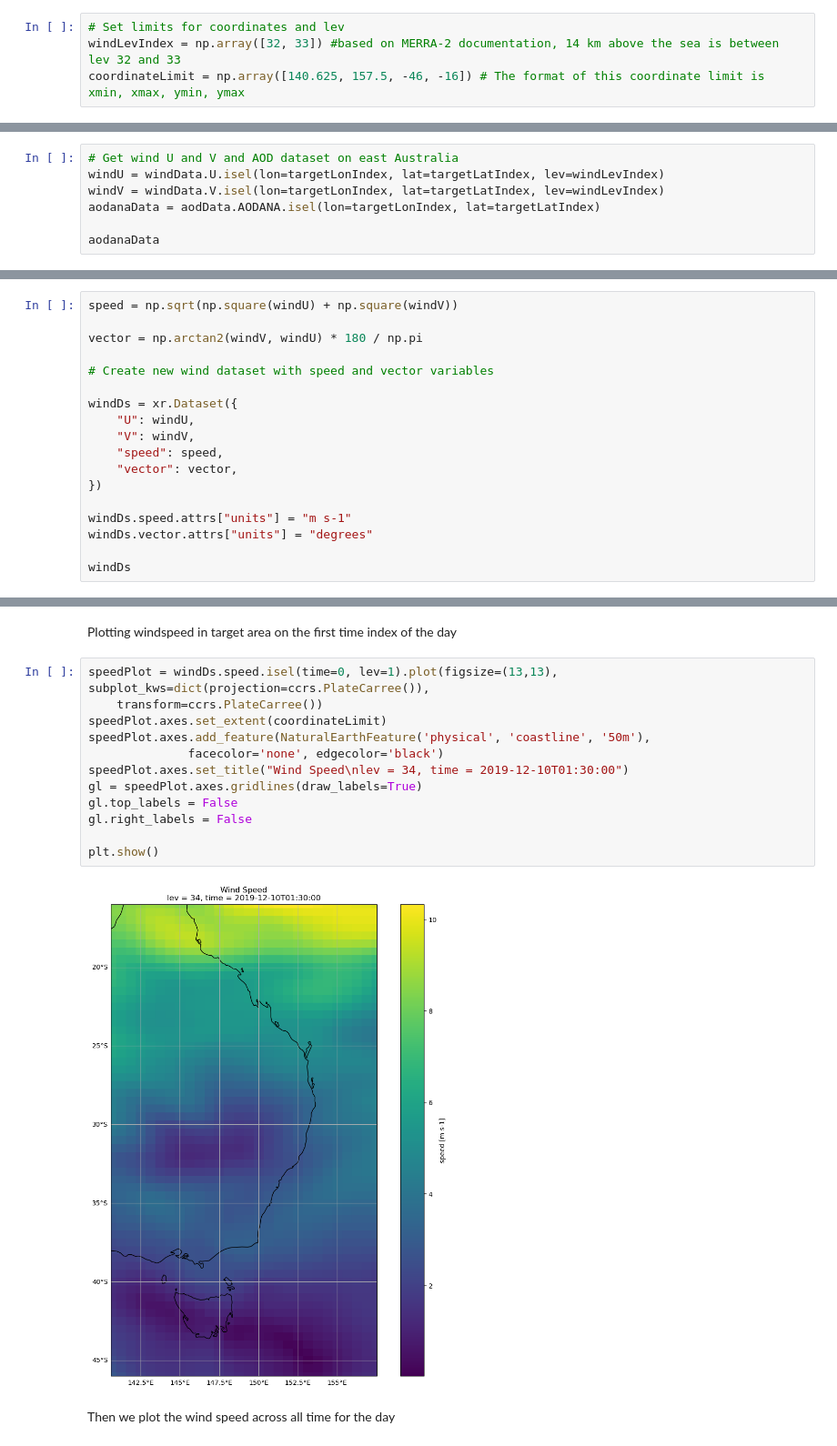
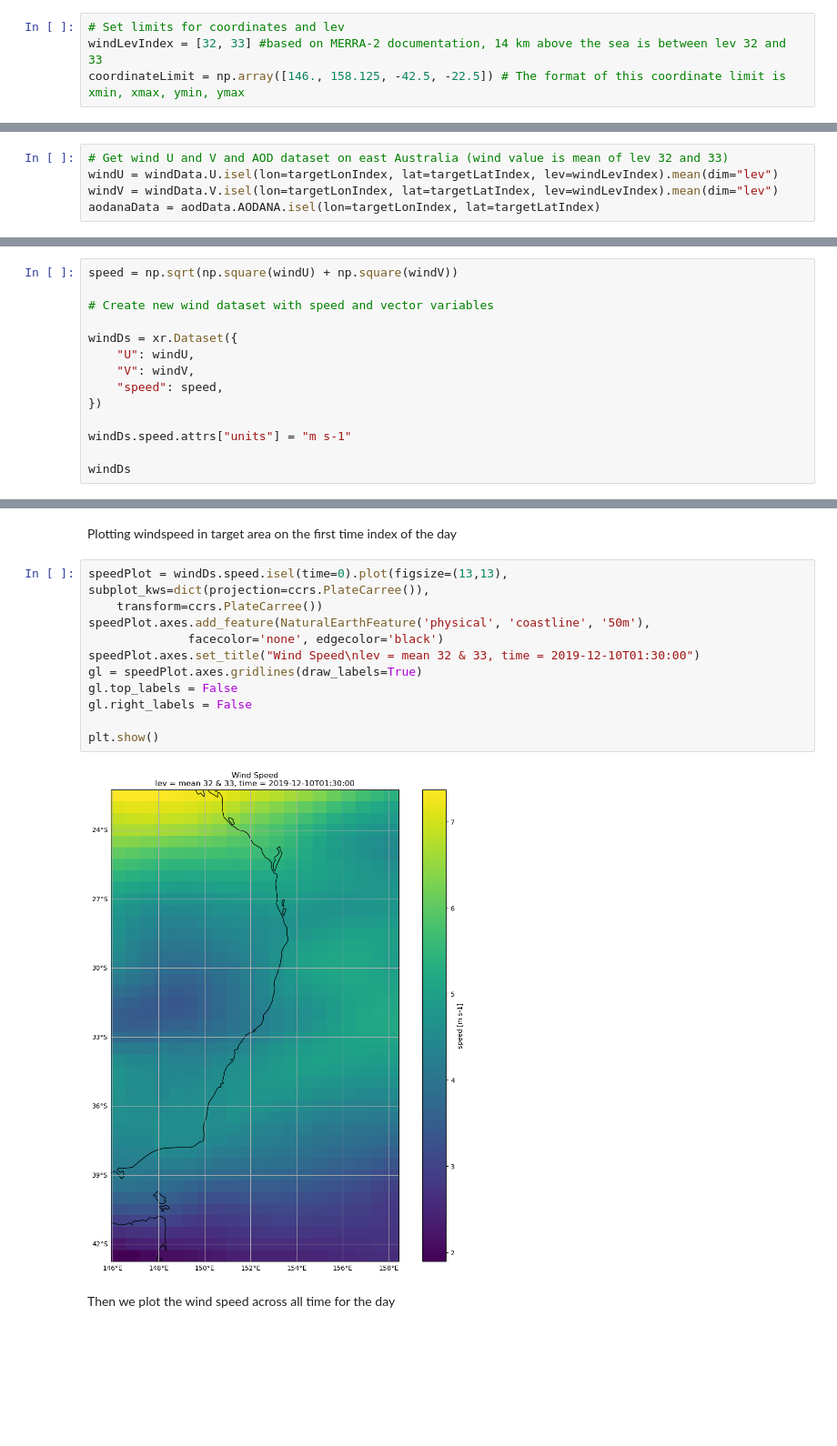
Before and after one commit to andradhandra/advectionGP, a Jupyter notebook: disertation.ipynb, the cells around one changed output, grey strips where cells are left out. Shown at 91% size. Cells and saved outputs as stored; diff of their text form; blank space fills up the shorter version.

Commit message:
add wind model in disertation

```diff
--- a/disertation.ipynb
+++ b/disertation.ipynb
@@ -106,6 +83,6 @@ Based on MERRA-2 documentation, 14 km above the sea is between lev 32 and 33
 # %%
 # Set limits for coordinates and lev
-windLevIndex = np.array([32, 33]) #based on MERRA-2 documentation, 14 km above the sea is between lev 32 and 33
-coordinateLimit = np.array([140.625, 157.5, -46, -16]) # The format of this coordinate limit is xmin, xmax, ymin, ymax
+windLevIndex = [32, 33] #based on MERRA-2 documentation, 14 km above the sea is between lev 32 and 33
+coordinateLimit = np.array([146., 158.125, -42.5, -22.5]) # The format of this coordinate limit is xmin, xmax, ymin, ymax
 # %%
 # Get target coordinate index within lon and lat limit
@@ -118,7 +93,5 @@ targetLatIndex = np.where((coords.lat >= coordinateLimit[2]) & (coords.lat <= co
 # %%
-# Get wind U and V and AOD dataset on east Australia
-windU = windData.U.isel(lon=targetLonIndex, lat=targetLatIndex, lev=windLevIndex)
-windV = windData.V.isel(lon=targetLonIndex, lat=targetLatIndex, lev=windLevIndex)
+# Get wind U and V and AOD dataset on east Australia (wind value is mean of lev 32 and 33)
+windU = windData.U.isel(lon=targetLonIndex, lat=targetLatIndex, lev=windLevIndex).mean(dim="lev")
+windV = windData.V.isel(lon=targetLonIndex, lat=targetLatIndex, lev=windLevIndex).mean(dim="lev")
 aodanaData = aodData.AODANA.isel(lon=targetLonIndex, lat=targetLatIndex)
-
-aodanaData
@@ -179,8 +194,6 @@ http://colaweb.gmu.edu/dev/clim301/lectures/wind/wind-uv#:~:text=ws%20%3D%20sqrt
 We get the speed and vector value on cartesian
 # %%
 speed = np.sqrt(np.square(windU) + np.square(windV))
-
-vector = np.arctan2(windV, windU) * 180 / np.pi
 
 # Create new wind dataset with speed and vector variables
 
@@ -188,11 +201,9 @@ windDs = xr.Dataset({
     "U": windU,
     "V": windV,
     "speed": speed,
-    "vector": vector,
 })
 
 windDs.speed.attrs["units"] = "m s-1"
-windDs.vector.attrs["units"] = "degrees"
 
 windDs
 # %% [output]
@@ -213,19 +222,18 @@ Data variables:
 # %% [markdown]
 Plotting windspeed in target area on the first time index of the day
 # %%
-speedPlot = windDs.speed.isel(time=0, lev=1).plot(figsize=(13,13), subplot_kws=dict(projection=ccrs.PlateCarree()),
+speedPlot = windDs.speed.isel(time=0).plot(figsize=(13,13), subplot_kws=dict(projection=ccrs.PlateCarree()),
     transform=ccrs.PlateCarree())
-speedPlot.axes.set_extent(coordinateLimit)
 speedPlot.axes.add_feature(NaturalEarthFeature('physical', 'coastline', '50m'),
               facecolor='none', edgecolor='black')
-speedPlot.axes.set_title("Wind Speed\nlev = 34, time = 2019-12-10T01:30:00")
+speedPlot.axes.set_title("Wind Speed\nlev = mean 32 & 33, time = 2019-12-10T01:30:00")
 gl = speedPlot.axes.gridlines(draw_labels=True)
 gl.top_labels = False
 gl.right_labels = False
 
 plt.show()
 # %% [output]
-[figure, old version]
+[figure, new version]
 # %% [markdown]
 Then we plot the wind speed across all time for the day
 # %%
```
Also changed, not shown: parts of 32 cells of this notebook, 1 other file.
